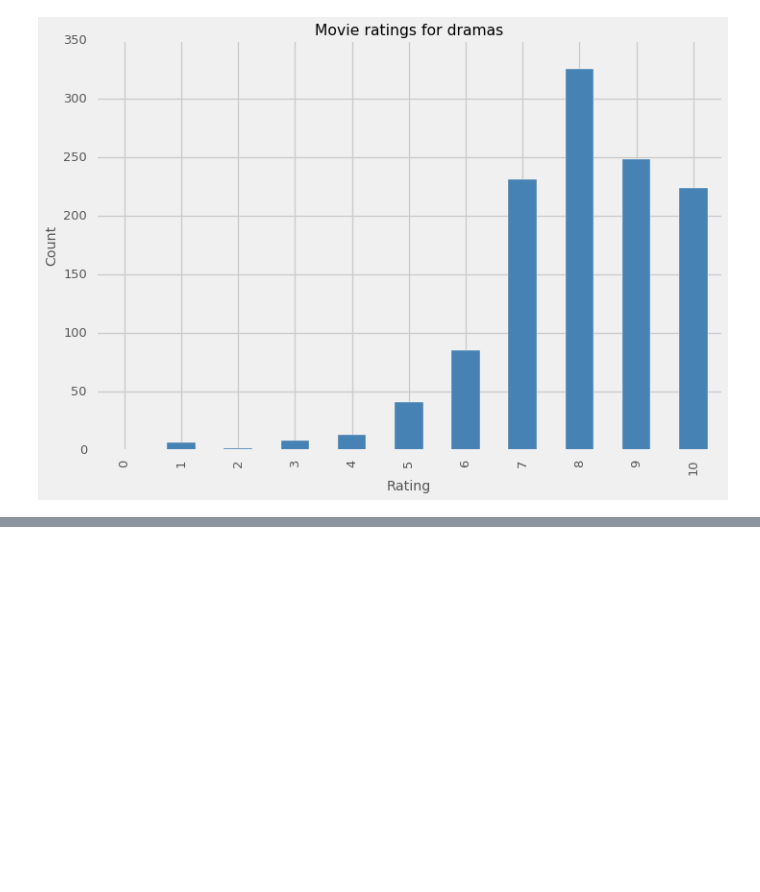
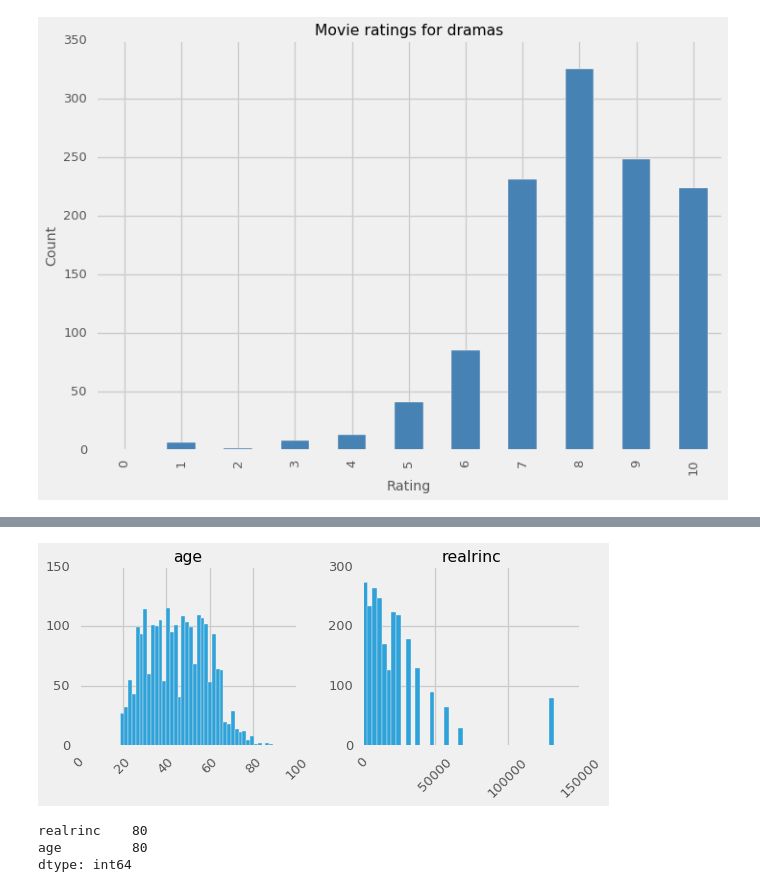
Before and after one commit to doolingdavid/Mastering-Python-Data-Analysis, a Jupyter notebook: learning.ipynb, the cells around one changed output, grey strips where cells are left out. Saved outputs shown, nothing was run; the diff lists cells and outputs as text; code cells hidden in the pictures; blank space fills up the shorter version.

```diff
--- a/learning.ipynb
+++ b/learning.ipynb
@@ -178,0 +234,3 @@ plt.ylabel('Count')
+# %%
+inc_age = gss_data[['realrinc','age']].dropna()
+inc_age.head(10)
@@ -178,0 +249,13 @@ plt.ylabel('Count')
+# %%
+ax_list = inc_age.hist(bins=40, figsize=(8,3), xrot=45)
+for ax in ax_list[0]:
+    ax.locator_params(axis='x', nbins=6)
+    ax.locator_params(axis='y', nbins=3)
+# %% [output]
+[figure, added]
+# %%
+inc_age[inc_age.realrinc > 100000].count()
+# %% [output]
+realrinc    80
+age         80
+dtype: int64
```
Also changed, not shown: parts of 23 cells of this notebook.
